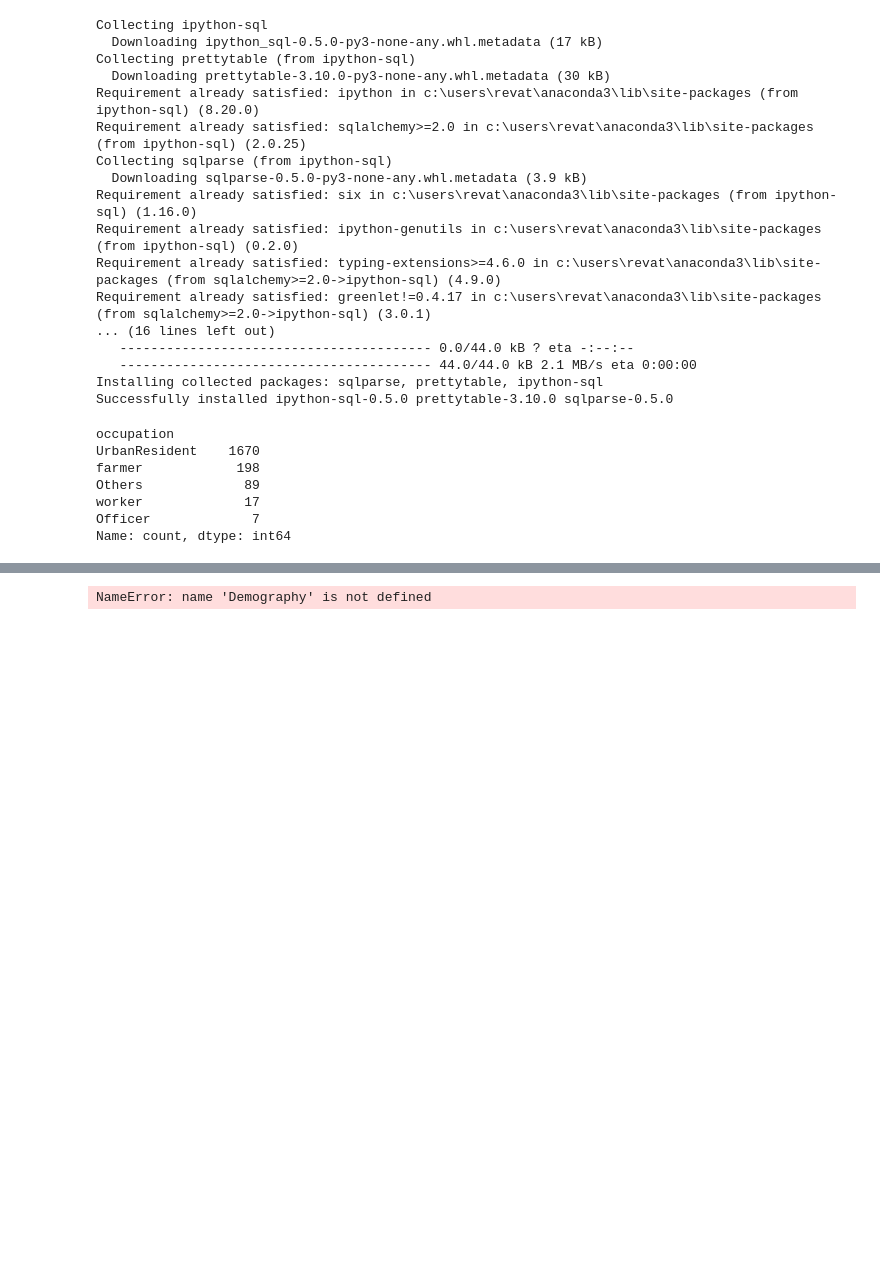
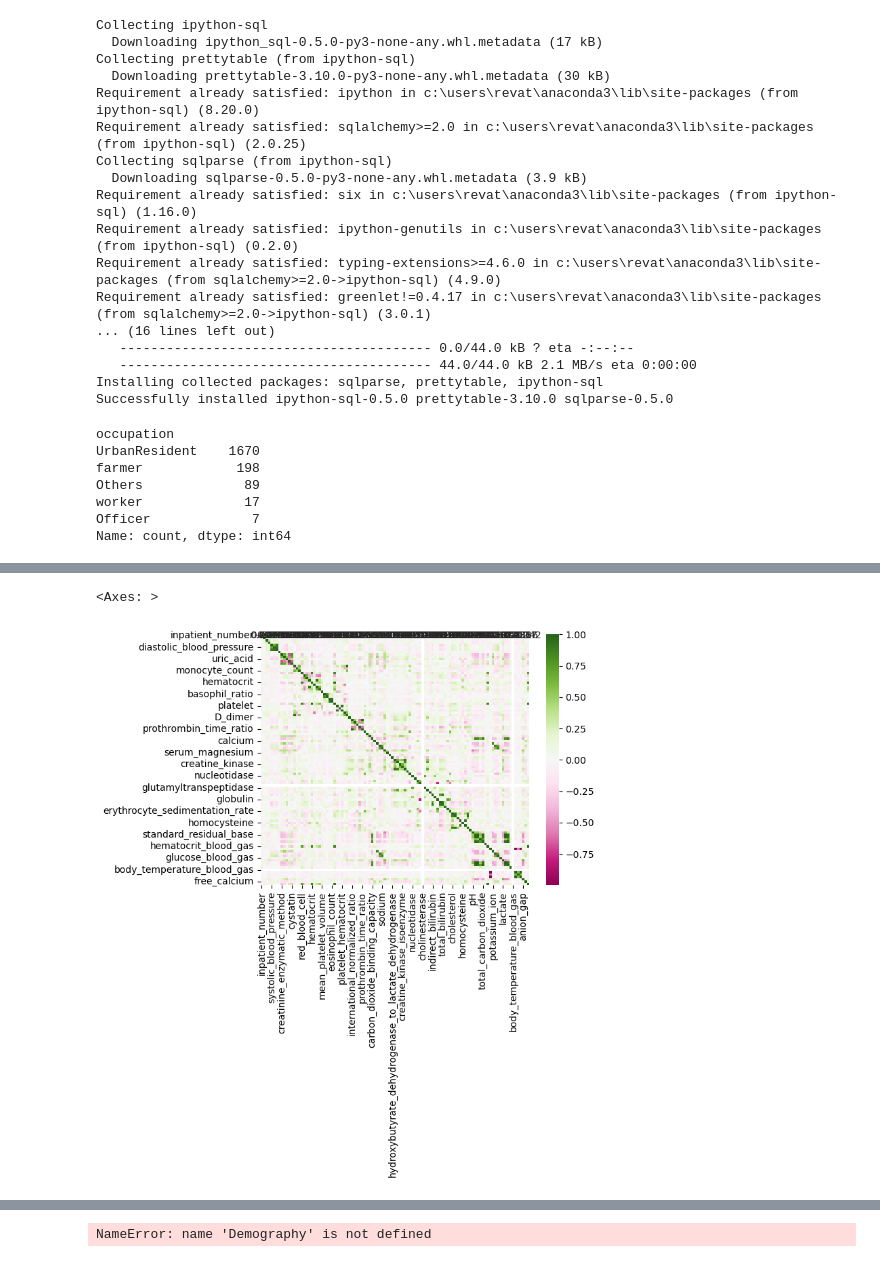
Before and after one commit to yogeshwarirj/Team10_PythonSquad_PythonHackathon_Apr24, a Jupyter notebook: Team10_PythonSquad_Main80Questions.ipynb, the cells around one changed output, grey strips where cells are left out. Cells and saved outputs as stored; diff of their text form; code cells hidden in the pictures; blank space fills up the shorter version.

```diff
--- a/Team10_PythonSquad_Main80Questions.ipynb
+++ b/Team10_PythonSquad_Main80Questions.ipynb
@@ -52,0 +81,12 @@ print(AD_value_counts)
+# %%
+
+ 18.#Create a heatmap on any columns of your choice including at least 1 lab value
+
+
+df_Labs= pd.read_excel("Cardiac_Outcomes.xlsx","Labs")
+correlation= df_Labs.corr()
+df_Labs.corr()
+sns.heatmap(correlation,cmap="PiYG",annot=True)
+# %% [output]
+<Axes: >
+[figure, added]
```
Also changed, not shown: parts of 10 cells of this notebook.
